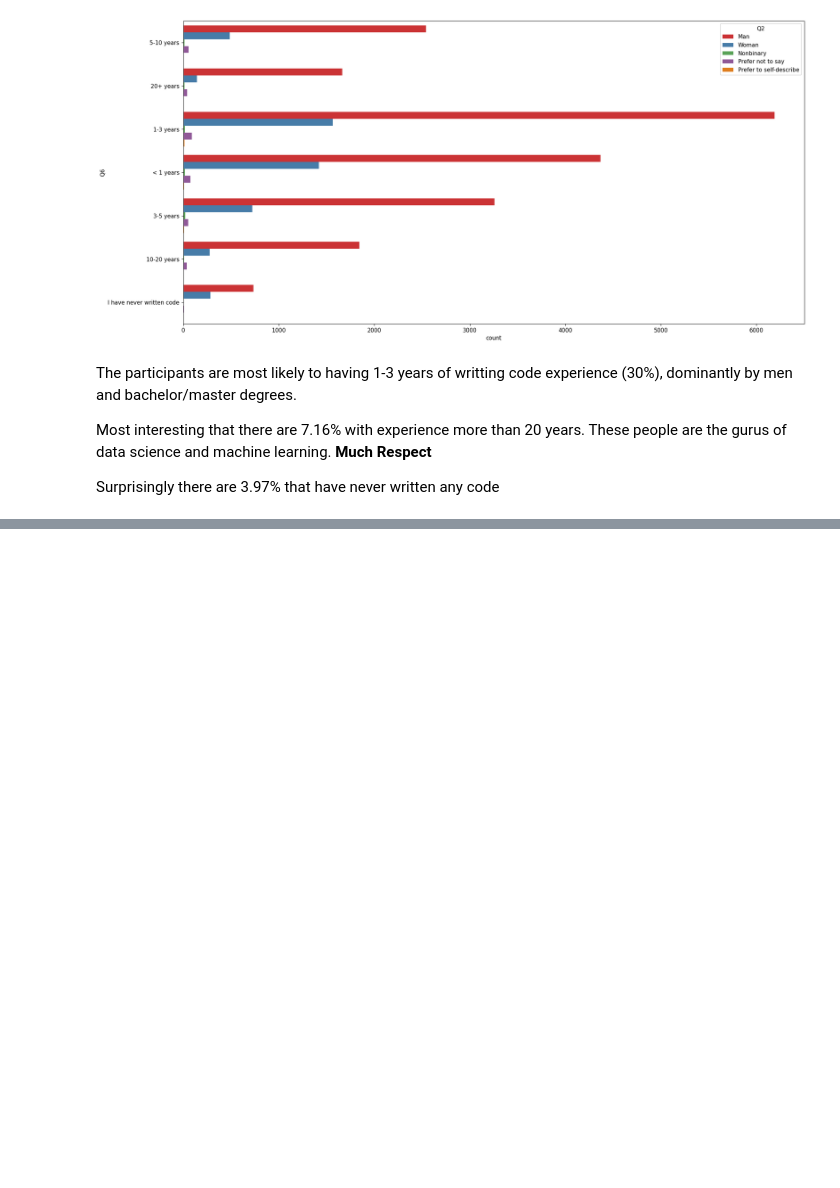
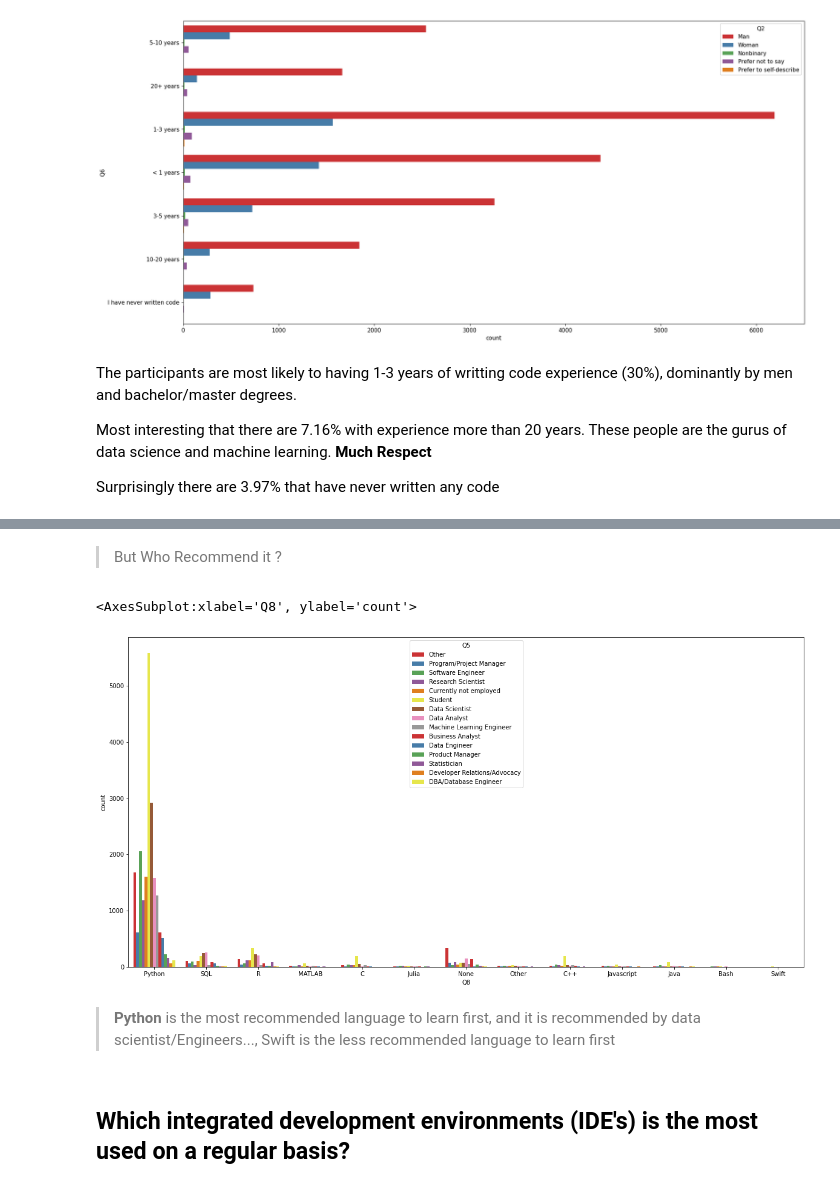
Before and after one commit to oussamaouardini/Kaggle-Machine-Learning-Data-Science-Survey-2021, a Jupyter notebook: kaggle-machine-learning-data-science-survey-2021.ipynb, the cells around one changed output, grey strips where cells are left out. Drawn from its saved outputs; the diff is of its cells as text; code cells hidden in the pictures; blank space fills up the shorter version.

```diff
--- a/kaggle-machine-learning-data-science-survey-2021.ipynb
+++ b/kaggle-machine-learning-data-science-survey-2021.ipynb
@@ -285,0 +428,12 @@ Surprisingly there are 3.97% that have never written any code
+# %% [markdown]
+> But Who Recommend it ?
+# %%
+plt.figure(figsize= (20, 10))
+sns.countplot(x= 'Q8', data= data, hue="Q5", palette="Set1")
+# %% [output]
+<AxesSubplot:xlabel='Q8', ylabel='count'>
+[figure, added]
+# %% [markdown]
+> **Python** is the most recommended language to learn first, and it is recommended by data scientist/Engineers..., Swift is the less recommended language to learn first
+# %% [markdown]
+## Which integrated development environments (IDE's) is the most used on a regular basis?
```
Also changed, not shown: parts of 48 cells of this notebook.
